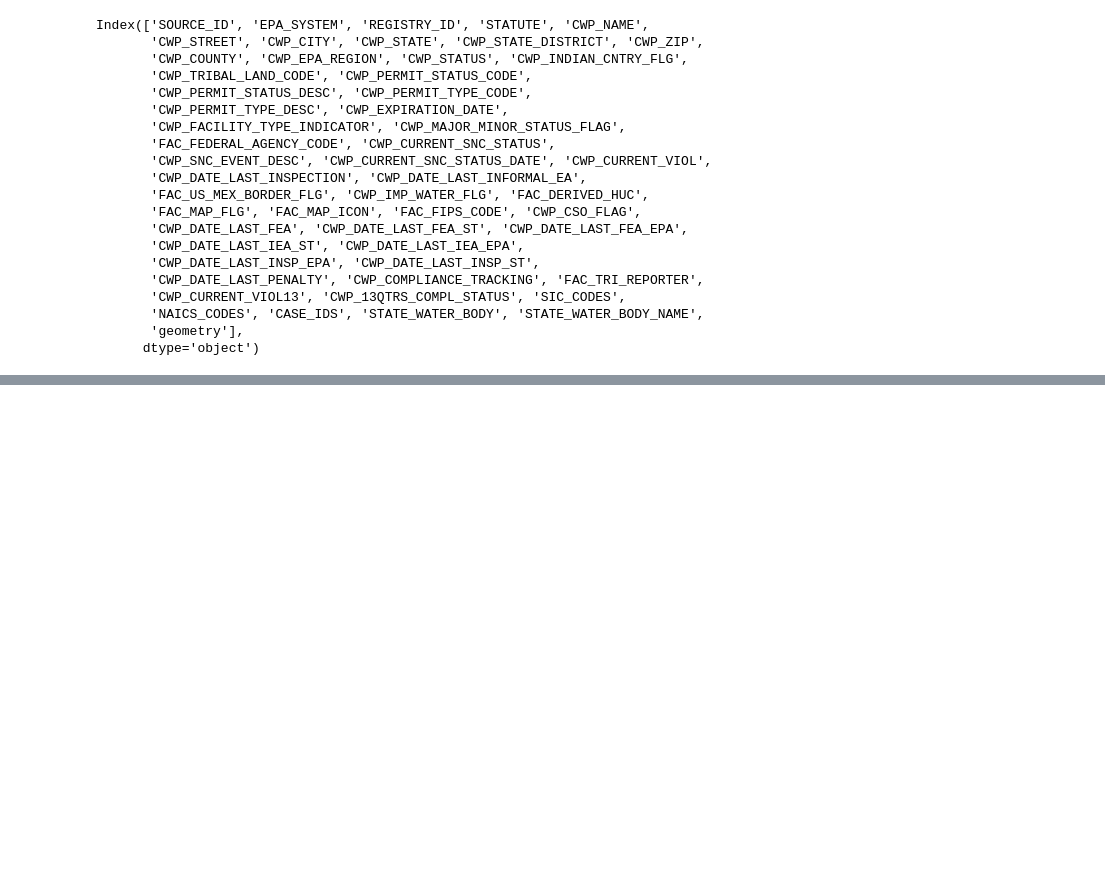
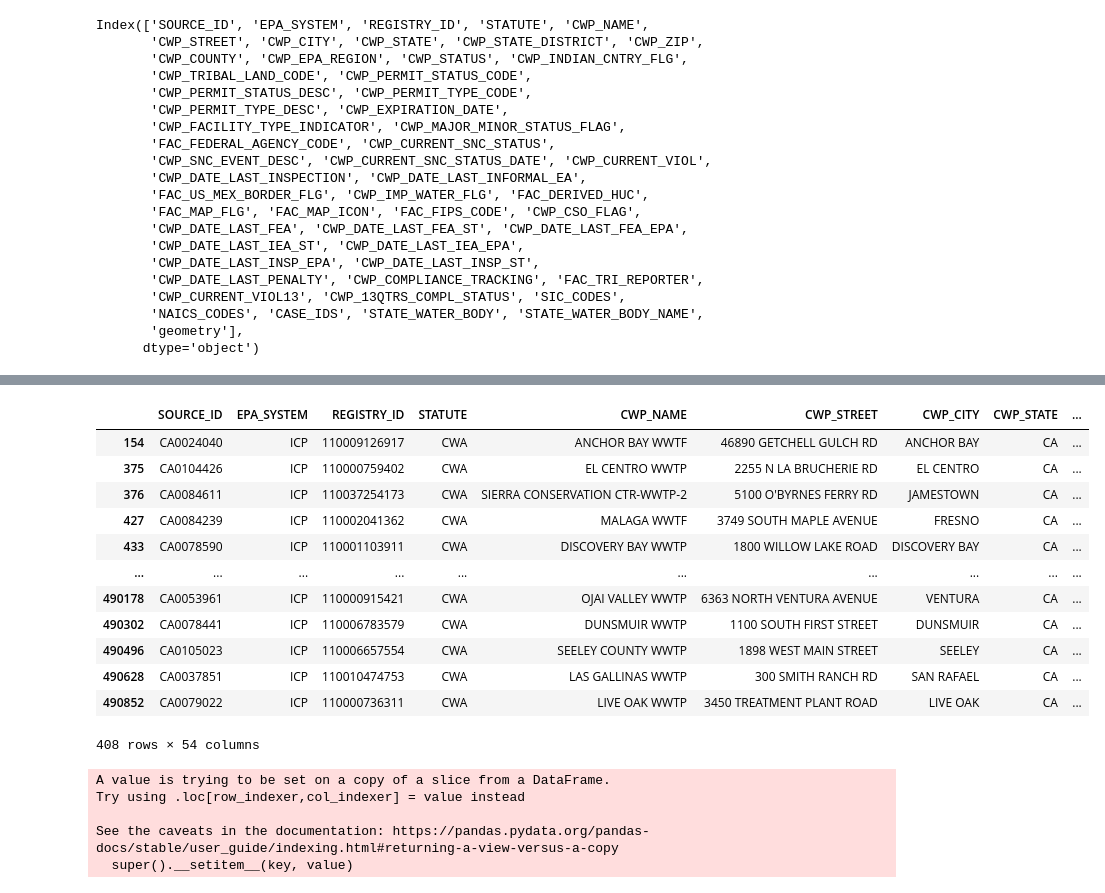
Before and after one commit to Yer1k/solar_wastewater, a Jupyter notebook: 10_code/Read Geopanda data.ipynb, the cells around one changed output, grey strips where cells are left out. Drawn from its saved outputs; the diff is of its cells as text; code cells hidden in the pictures; blank space fills up the shorter version.

```diff
--- a/10_code/Read Geopanda data.ipynb
+++ b/10_code/Read Geopanda data.ipynb
@@ -45,0 +71,25 @@ Index(['SOURCE_ID', 'EPA_SYSTEM', 'REGISTRY_ID', 'STATUTE', 'CWP_NAME',
+# %%
+gdf_CA_WWTP
+# %% [output]
+|  | SOURCE_ID | EPA_SYSTEM | REGISTRY_ID | STATUTE | CWP_NAME | CWP_STREET | CWP_CITY | CWP_STATE | ... |
+| 154 | CA0024040 | ICP | 110009126917 | CWA | ANCHOR BAY WWTF | 46890 GETCHELL GULCH RD | ANCHOR BAY | CA | ... |
+| 375 | CA0104426 | ICP | 110000759402 | CWA | EL CENTRO WWTP | 2255 N LA BRUCHERIE RD | EL CENTRO | CA | ... |
+| 376 | CA0084611 | ICP | 110037254173 | CWA | SIERRA CONSERVATION CTR-WWTP-2 | 5100 O'BYRNES FERRY RD | JAMESTOWN | CA | ... |
+| 427 | CA0084239 | ICP | 110002041362 | CWA | MALAGA WWTF | 3749 SOUTH MAPLE AVENUE | FRESNO | CA | ... |
+| 433 | CA0078590 | ICP | 110001103911 | CWA | DISCOVERY BAY WWTP | 1800 WILLOW LAKE ROAD | DISCOVERY BAY | CA | ... |
+| ... | ... | ... | ... | ... | ... | ... | ... | ... | ... |
+| 490178 | CA0053961 | ICP | 110000915421 | CWA | OJAI VALLEY WWTP | 6363 NORTH VENTURA AVENUE | VENTURA | CA | ... |
+| 490302 | CA0078441 | ICP | 110006783579 | CWA | DUNSMUIR WWTP | 1100 SOUTH FIRST STREET | DUNSMUIR | CA | ... |
+| 490496 | CA0105023 | ICP | 110006657554 | CWA | SEELEY COUNTY WWTP | 1898 WEST MAIN STREET | SEELEY | CA | ... |
+| 490628 | CA0037851 | ICP | 110010474753 | CWA | LAS GALLINAS WWTP | 300 SMITH RANCH RD | SAN RAFAEL | CA | ... |
+| 490852 | CA0079022 | ICP | 110000736311 | CWA | LIVE OAK WWTP | 3450 TREATMENT PLANT ROAD | LIVE OAK | CA | ... |
+408 rows × 54 columns
+# %%
+# change CRS to EPSG:4326
+gdf_CA_WWTP.to_crs(epsg=4326, inplace=True)
+# %% [output]
+A value is trying to be set on a copy of a slice from a DataFrame.
+Try using .loc[row_indexer,col_indexer] = value instead
+
+See the caveats in the documentation: https://pandas.pydata.org/pandas-docs/stable/user_guide/indexing.html#returning-a-view-versus-a-copy
+  super().__setitem__(key, value)
```
Also changed, not shown: parts of 7 cells of this notebook.
